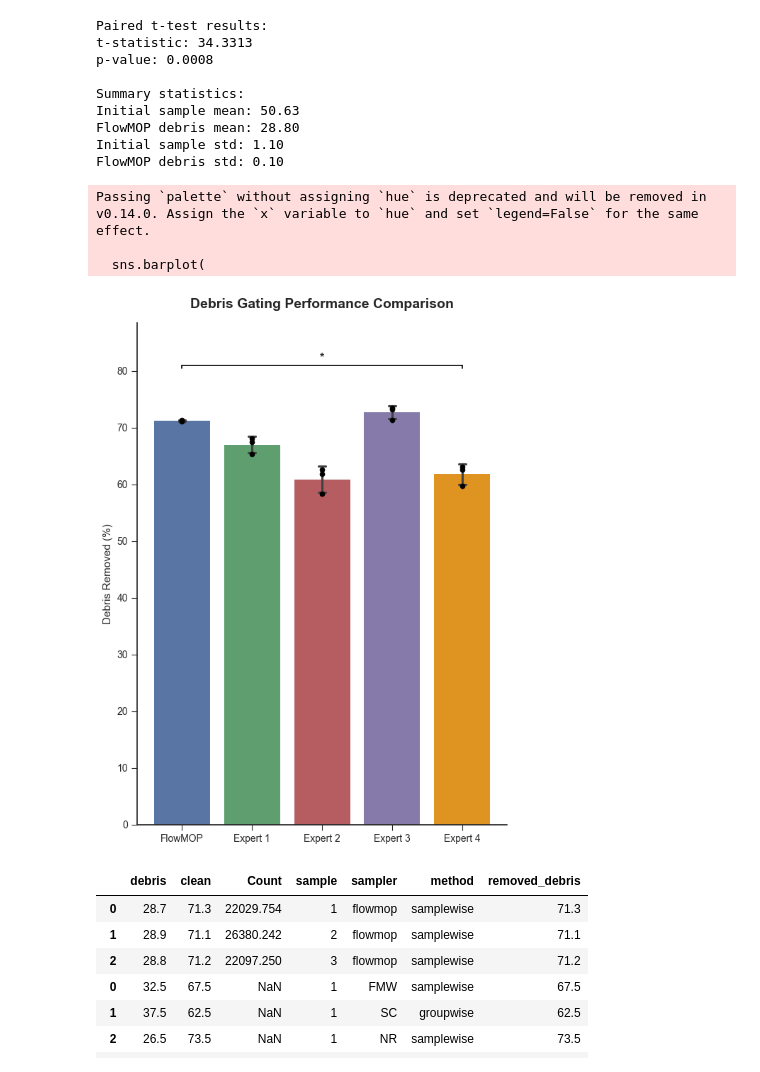
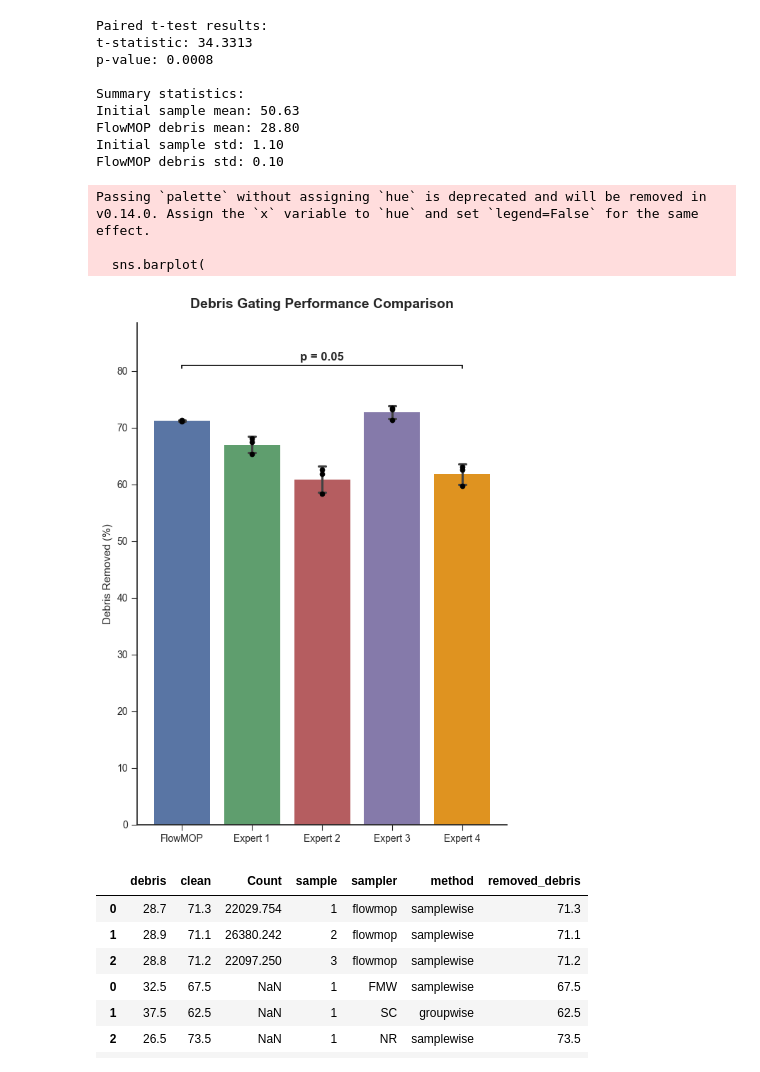
Before and after one commit to 1ordinateur/FlowMOP_paper, a Jupyter notebook: figs_data/fig_2_data/fig_2_analysis/fig_2_debris.ipynb, the cells around one changed output. Cells and saved outputs as stored; diff of their text form; code cells hidden in the pictures.

Commit message:
paper figure creation update

```diff
--- a/figs_data/fig_2_data/fig_2_analysis/fig_2_debris.ipynb
+++ b/figs_data/fig_2_data/fig_2_analysis/fig_2_debris.ipynb
@@ -81,7 +81,7 @@ def parse_filenames(df: pd.DataFrame) -> pd.DataFrame:
 
     return df_processed
 # %%
-synth_dir = r"C:\Users\Tony\Documents\github_remotes\FlowMOP\figs_data\fig_2_data\fig_2_analysis"
+synth_dir = r"D:\github_remotes\FlowMOP\flowmop_paper\figs_data\fig_2_data\fig_2_analysis"
 csvs = [f for f in os.listdir(synth_dir) if f.endswith('.csv')]
 debris_data = [pd.read_csv(synth_dir + "\\" + csv) for csv in csvs if 'debris' in csv]
 for i, debris in enumerate(debris_data):
@@ -210,15 +210,20 @@ ax.tick_params(axis='both', which='major', labelsize=10)
 sns.despine()
 
 # 5. Add significance annotations with connecting bars (adjusted for vertical orientation)
+
+# Helper function for formatting p-values (consistent with fig_2_time.ipynb)
+def format_p_value(p):
+    if p < 0.001:
+        return "p < 0.001"
+    elif p < 0.01:
+        return f"p = {p:.3f}"
+    else:  # p-values between 0.01 and 0.05
+        return f"p = {p:.2f}"
+
 def add_significance_bar(x1, x2, p_corrected, y_pos, ax):
     """Draws a significance bar between two x-levels if p < 0.05."""
     if p_corrected >= 0.05:
         return
-
-    # Determine significance symbol
-    if p_corrected < 0.001: s_text = '***'
-    elif p_corrected < 0.01: s_text = '**'
-    else: s_text = '*'
 
     tick_len = 0.5
 
@@ -229,39 +234,47 @@ def add_significance_bar(x1, x2, p_corrected, y_pos, ax):
     # Draw right vertical tick
     ax.plot([x2, x2], [y_pos - tick_len, y_pos], c='k', lw=1.2)
 
-    # Add significance text
-    ax.text((x1 + x2) / 2, y_pos + tick_len, s_text,
-            va='bottom', ha='center', fontsize=12, weight='bold')
+    # Add p-value text instead of asterisks
+    ax.text(
+        (x1 + x2) / 2,
+        y_pos + tick_len,
+        format_p_value(p_corrected),
+        va='bottom',
+        ha='center',
+        fontsize=12,
+        weight='bold',
+    )
+
 
 # Calculate position for annotation bars to be above the plot
 max_y = 0
 for p in ax.patches:
     mean_val = p.get_height()
     # Find std for the corresponding group
     group_name = order[int(p.get_x())]
     std_val = plot_df[plot_df['sampler_anonymized'] == group_name]['removed_debris'].std()
     max_y = max(max_y, mean_val + std_val)
 
 bar_y_pos = max_y * 1.08  # Start position for the first annotation
 y_increment = max_y * 0.1 # Space between subsequent annotations
 
 x_flowmop = order.index('FlowMOP')
 for expert in order[1:]:
     p_corrected = min(p_values[expert] * n_tests, 1.0)
     if p_corrected < 0.05:
         x_expert = order.index(expert)
         add_significance_bar(x_flowmop, x_expert, p_corrected, bar_y_pos, ax)
         bar_y_pos += y_increment # Move next bar up
 
 # Adjust plot limits and layout
 ax.set_ylim(top=bar_y_pos)
 plt.tight_layout()
 plt.show()
 # %% [output]
 Passing `palette` without assigning `hue` is deprecated and will be removed in v0.14.0. Assign the `x` variable to `hue` and set `legend=False` for the same effect.
 
   sns.barplot(
-[figure, old version]
+[figure, new version]
 # %%
 combined_debris
 # %% [output]
```
Also changed, not shown: parts of 1 cell of this notebook, 1 other file.
